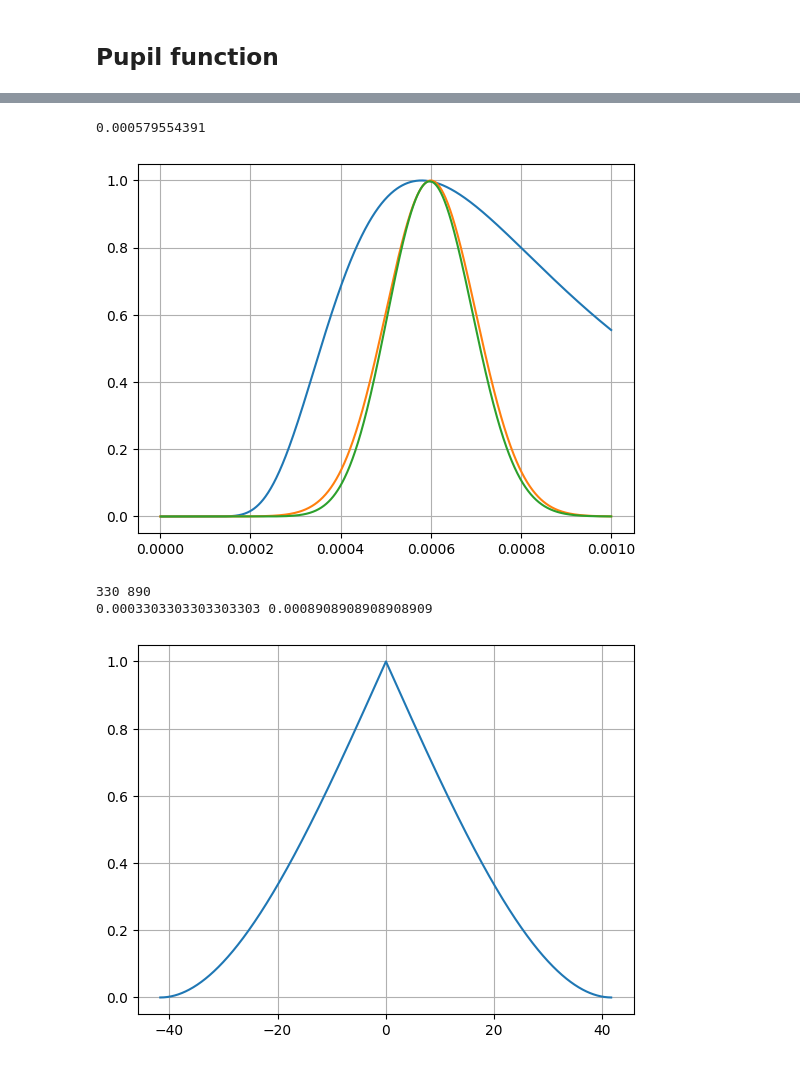
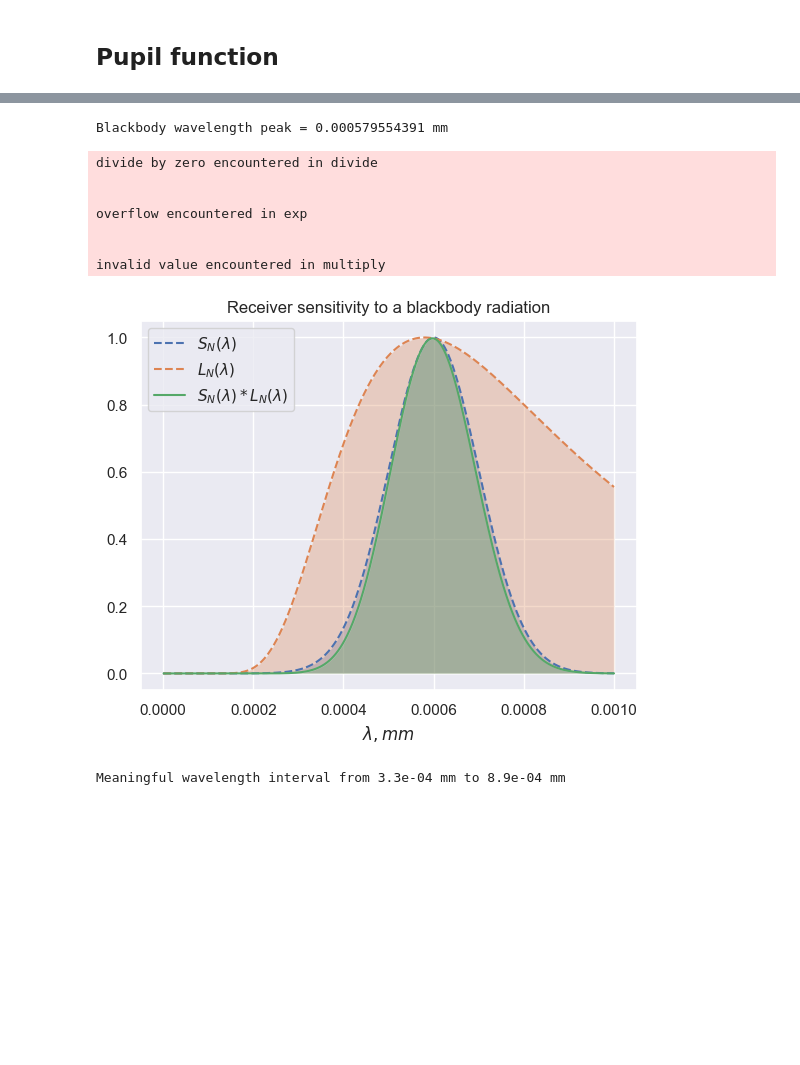
Before and after one commit to BrokenVoodooDoll/optoelectronic-systems-theory-assignment, a Jupyter notebook: assignment.ipynb, the cells around one changed output, grey strips where cells are left out. Drawn from its saved outputs; the diff is of its cells as text; code cells hidden in the pictures; blank space fills up the shorter version.

```diff
--- a/assignment.ipynb
+++ b/assignment.ipynb
@@ -67,9 +82,9 @@ plt.show()
 # %%
 wien = constants.value('Wien wavelength displacement law constant')
 wavelength_peak = wien * 1e3 / T
-print(wavelength_peak)
+print('Blackbody wavelength peak = {:} mm'.format(wavelength_peak))
 # %% [output]
-0.000579554391
+Blackbody wavelength peak = 0.000579554391 mm
 # %%
 def sensitivity_n(wavelength):
     return np.exp(-(wavelength - mu) ** 2 / (2 * sigma ** 2))
@@ -84,31 +99,41 @@ def luminance(wavelength):
 
 def luminance_n(wavelength):
     return luminance(wavelength) / luminance(wavelength_peak)
-# %%
-wv = np.linspace(0, 1e-3, 1000)
-
-S = sensitivity_n(wv)
-L = luminance_n(wv)
-
-plt.figure()
-plt.plot(wv, L)
-plt.plot(wv, S)
-plt.plot(wv, S * L)
-plt.grid()
-plt.show()
-# %% [output]
-[figure, removed]
+# %%
+wv = np.linspace(0, 1e-3, 1000)
+
+S = sensitivity_n(wv)
+L = luminance_n(wv)
+common_sensitivity = S * L
+
+fig, ax = plt.subplots()
+ax.set_title('Receiver sensitivity to a blackbody radiation')
+ax.set_xlabel('$\\lambda, mm$')
+ax.plot(wv, S, label='$S_N(\\lambda)$', linestyle='dashed')
+ax.fill_between(wv, S, alpha=0.3)
+ax.plot(wv, L, label='$L_N(\\lambda)$', linestyle='dashed')
+ax.fill_between(wv, L, alpha=0.3)
+ax.plot(wv, common_sensitivity, label='$S_N(\\lambda) * L_N(\\lambda)$')
+ax.fill_between(wv, common_sensitivity, alpha=0.3)
+ax.legend()
+plt.show()
+# %% [output]
+divide by zero encountered in divide
+
+
+overflow encountered in exp
+
+
+invalid value encountered in multiply
+[figure, added]
 # %%
-spectrum = S * L
-start_index = np.argmax(spectrum >= 0.01)
-end_index = len(spectrum) - np.argmax(spectrum[::-1] >= 0.01)
+start_index = np.argmax(common_sensitivity >= 0.01)
+end_index = len(common_sensitivity) - np.argmax(common_sensitivity[::-1] >= 0.01)
 
 start_wavelength = wv[start_index]
 end_wavelength = wv[end_index]
 
-print(start_index, end_index)
-print(start_wavelength, end_wavelength)
+print('Meaningful wavelength interval from {:.1e} mm to {:.1e} mm'.format(start_wavelength, end_wavelength))
 # %% [output]
-330 890
-0.0003303303303303303 0.0008908908908908909
+Meaningful wavelength interval from 3.3e-04 mm to 8.9e-04 mm
 # %%
@@ -121,11 +146,2 @@ def transfer_function_polychromatic(pupil_func, sensitivity_func, luminance_func
 
     return numerator / denominator
-# %%
-H_pc = transfer_function_polychromatic(pupil, sensitivity_n, luminance_n, freq, start_wavelength, end_wavelength, focus)
-
-plt.figure()
-plt.plot(freq, H_pc)
-plt.grid()
-plt.show()
-# %% [output]
-[figure, removed]
```
Also changed, not shown: parts of 24 cells of this notebook.
